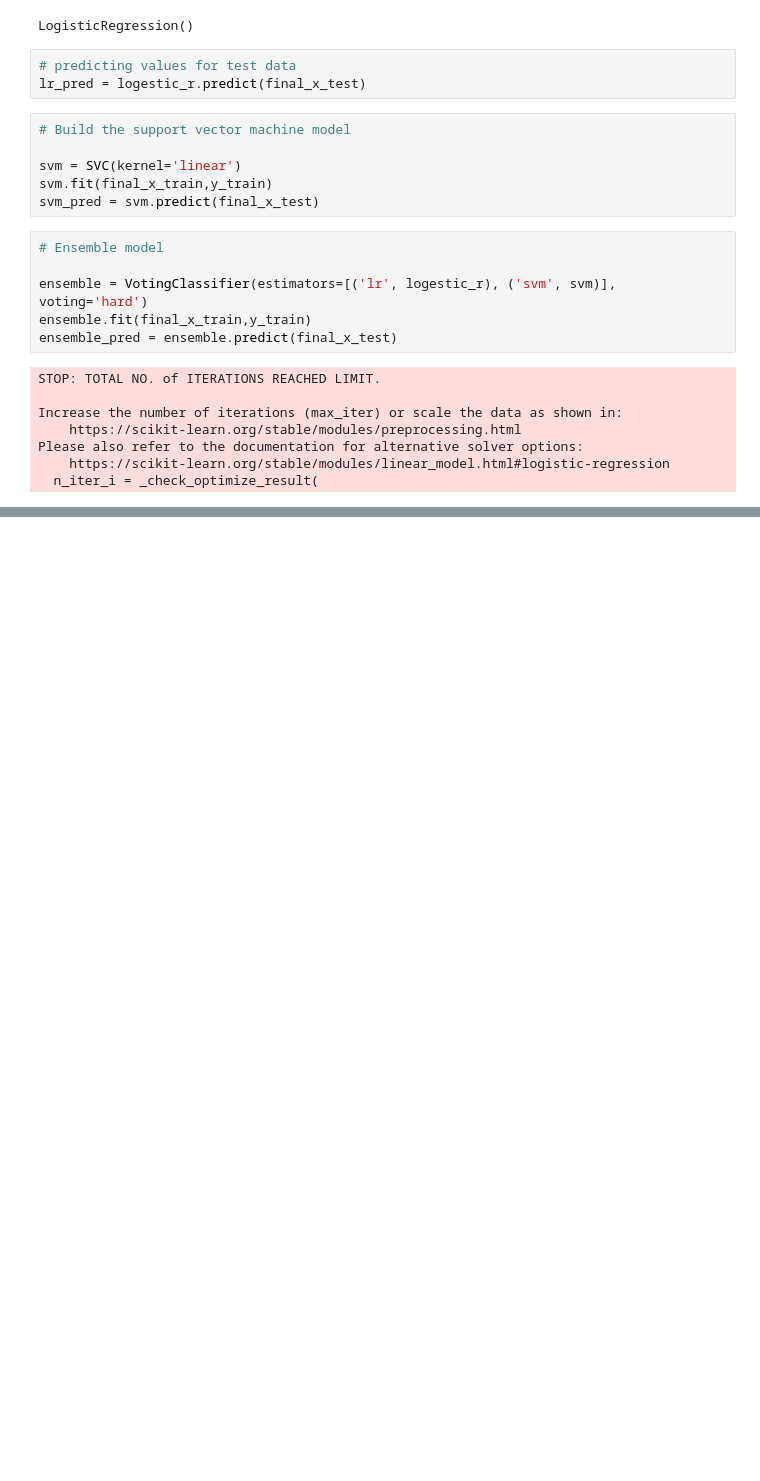
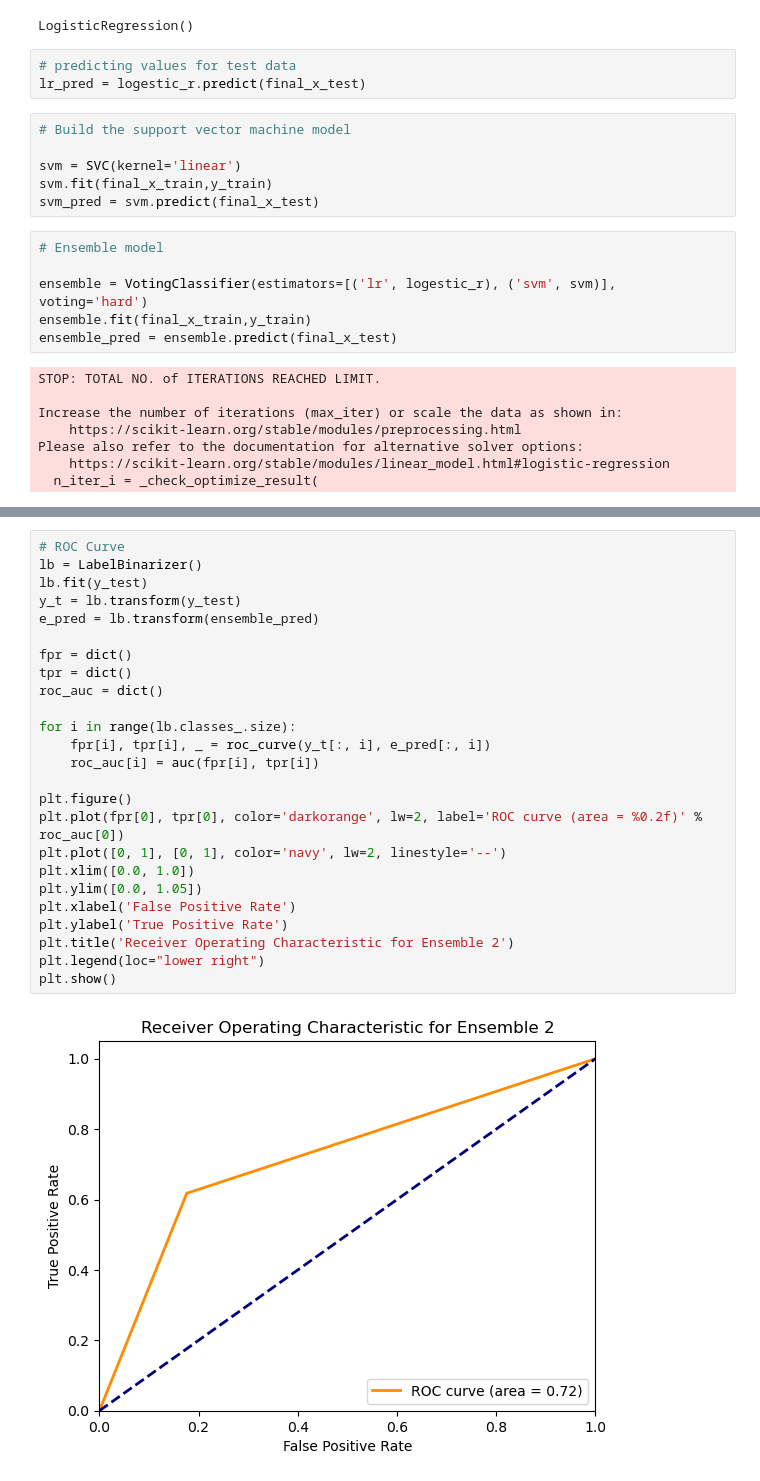
Before and after one commit to abolfazl-talebzadeh/tensorflow_keras_LSTM, a Jupyter notebook: Ensemble_2.ipynb, the cells around one changed output, grey strips where cells are left out. Drawn from its saved outputs; the diff is of its cells as text; blank space fills up the shorter version.

```diff
--- a/Ensemble_2.ipynb
+++ b/Ensemble_2.ipynb
@@ -170,0 +209,27 @@ Ensemble F1 Score: 0.6389272536519006
+# %%
+# ROC Curve
+lb = LabelBinarizer()
+lb.fit(y_test)
+y_t = lb.transform(y_test)
+e_pred = lb.transform(ensemble_pred)
+
+fpr = dict()
+tpr = dict()
+roc_auc = dict()
+
+for i in range(lb.classes_.size):
+    fpr[i], tpr[i], _ = roc_curve(y_t[:, i], e_pred[:, i])
+    roc_auc[i] = auc(fpr[i], tpr[i])
+
+plt.figure()
+plt.plot(fpr[0], tpr[0], color='darkorange', lw=2, label='ROC curve (area = %0.2f)' % roc_auc[0])
+plt.plot([0, 1], [0, 1], color='navy', lw=2, linestyle='--')
+plt.xlim([0.0, 1.0])
+plt.ylim([0.0, 1.05])
+plt.xlabel('False Positive Rate')
+plt.ylabel('True Positive Rate')
+plt.title('Receiver Operating Characteristic for Ensemble 2')
+plt.legend(loc="lower right")
+plt.show()
+# %% [output]
+[figure, added]
```
Also changed, not shown: parts of 7 cells of this notebook, 2 other files.
